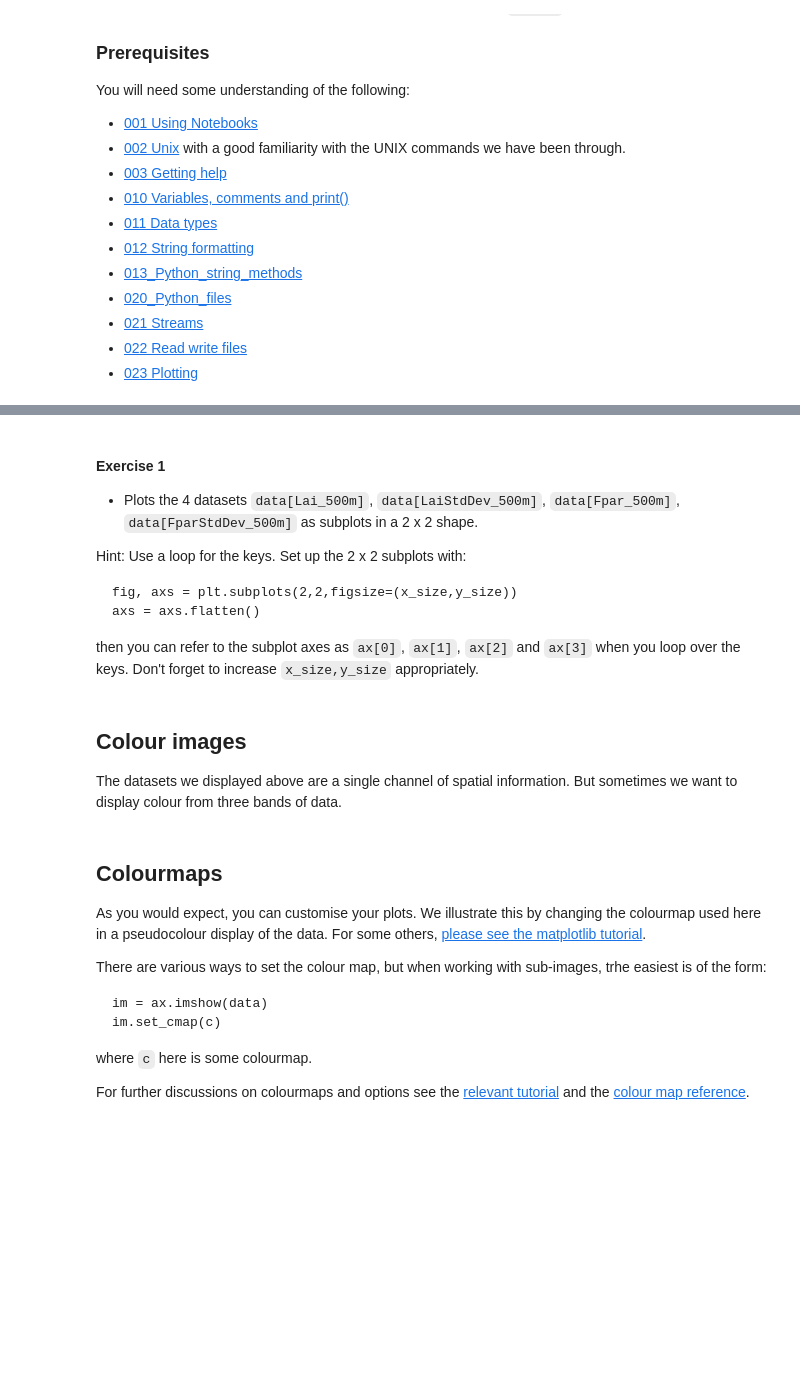
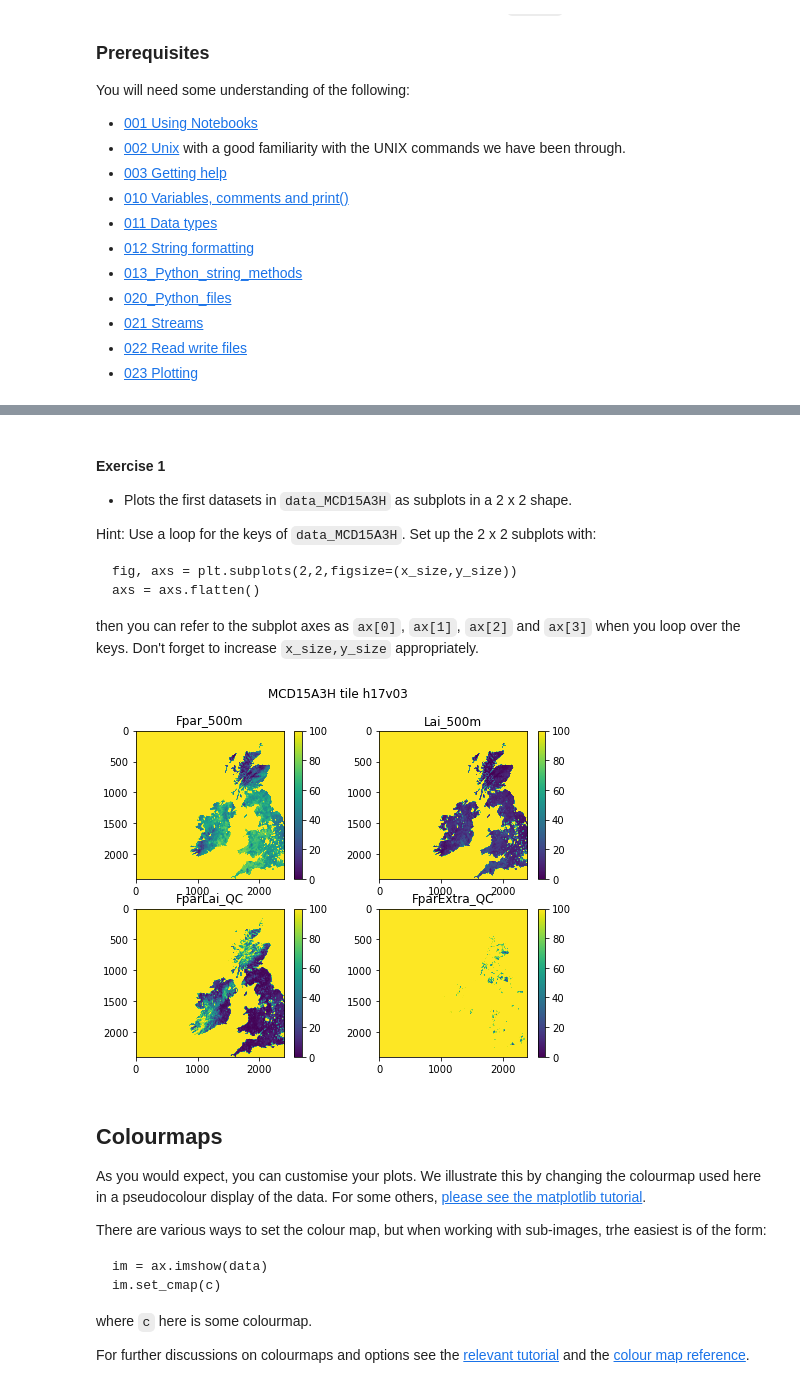
Before and after one commit to UCL-EO/geog0111, a Jupyter notebook: notebooks/024_Image_display.ipynb, the cells around one changed output, grey strips where cells are left out. Drawn from its saved outputs; the diff is of its cells as text; code cells hidden in the pictures; blank space fills up the shorter version.

```diff
--- a/notebooks/024_Image_display.ipynb
+++ b/notebooks/024_Image_display.ipynb
@@ -124,50 +105,53 @@ fig.colorbar(im, ax=axs)
 # %% [markdown]
 #### Exercise 1
 
-* Plots the 4 datasets `data[Lai_500m]`, `data[LaiStdDev_500m]`, `data[Fpar_500m]`, `data[FparStdDev_500m]` as subplots in a 2 x 2 shape.
+* Plots the first datasets in `data_MCD15A3H` as subplots in a 2 x 2 shape.
 
-Hint: Use a loop for the keys. Set up the 2 x 2 subplots with:
+Hint: Use a loop for the keys of `data_MCD15A3H`. Set up the 2 x 2 subplots with:
 
     fig, axs = plt.subplots(2,2,figsize=(x_size,y_size))
     axs = axs.flatten()
 
 then you can refer to the subplot axes as `ax[0]`, `ax[1]`, `ax[2]` and `ax[3]` when you loop over the keys. Don't forget to increase `x_size,y_size` appropriately.
 # %%
-# ANSWER
+import matplotlib.pyplot as plt
 from  geog0111.modis import Modis
-import matplotlib.pyplot as plt
 
 kwargs = {
     'product'    : 'MCD15A3H',
     'tile'       : 'h17v03',
 }
 
 modis = Modis(**kwargs)
-data = modis.get_data(2019,1+30*4)
+data_MCD15A3H = modis.get_data(2020,1+20*4)
 
 # this is mnost neatly done with a
 # loop over the keys we want
-klist = ['Lai_500m','LaiStdDev_500m','Fpar_500m','FparStdDev_500m']
+keys = list(data_MCD15A3H.keys())[:4]
 
-name = f'{kwargs["product"]}'
+name = f'{kwargs["product"]} tile {kwargs["tile"]}'
 # plot size
-x_size,y_size = 16,12
+x_size,y_size = 8,6
+shape = (2,2)
 
-fig, axs = plt.subplots(2,2,figsize=(x_size,y_size))
-axs = axs.flatten()
-# set the figure title
+fig, axs = plt.subplots(*shape,figsize=(x_size,y_size))
+# dont flatten if shape is (1,1)
+if shape[0] == 1 and shape[1] == 1:
+    axs = [axs]
+else:
+    axs = axs.flatten()# set the figure title
 fig.suptitle(name)
 
 # the loop
-for i,k in enumerate(klist):
+for i,k in enumerate(keys):
     # plot image data
-    im = axs[i].imshow(data[k],interpolation=None)
+    im = axs[i].imshow(data_MCD15A3H[k],\
+                   vmin=0,vmax=100,\
+                   interpolation=None)
     axs[i].set_title(k)
     fig.colorbar(im, ax=axs[i])
+# %% [output]
+[figure, added]
-# %% [markdown]
-## Colour images
-
-The datasets we displayed above are a single channel of spatial information. But sometimes we want to display colour from three bands of data.
 # %% [markdown]
 ## Colourmaps
 
```
Also changed, not shown: parts of 31 cells of this notebook, 17 other files.
